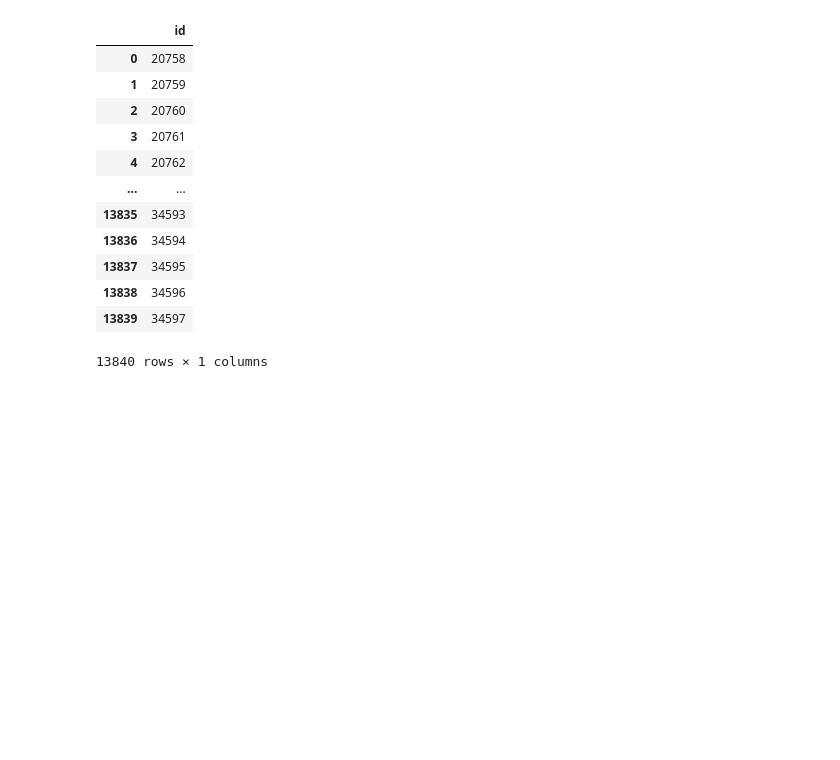
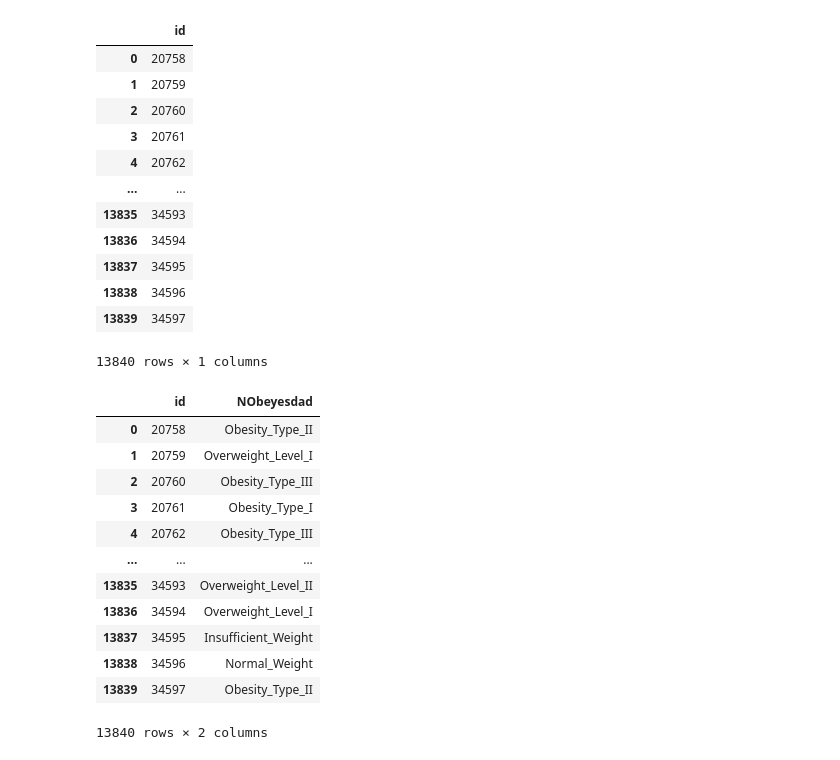
Before and after one commit to jonggu12/OBESITY_RISK, a Jupyter notebook: code/02_3. light_gbm.ipynb, the cells around one changed output. Drawn from its saved outputs; the diff is of its cells as text; code cells hidden in the pictures; blank space fills up the shorter version.

```diff
--- a/code/02_3. light_gbm.ipynb
+++ b/code/02_3. light_gbm.ipynb
@@ -506,11 +532,26 @@ test[['id']]
 | 13839 | 34597 |
 13840 rows × 1 columns
 # %%
-y_pred = lgbm_clf.predict(X_pred)
+y_pred = lgbm_wrapper.predict(X_pred)
 
-y_pred = le.inverse_transform(y_pred) # 디코딩
+y_pred_decoded = le.inverse_transform(y_pred) # 디코딩
 
-final_df = pd.DataFrame(y_pred)
-final_df = pd.concat(final_df,test[['id']])
+# 'id' 컬럼과 예측된 클래스를 가진 DataFrame 생성
+final_df = pd.DataFrame({'id': test['id'], 'NObeyesdad': y_pred_decoded})
+
 final_df
+# %% [output]
+|  | id | NObeyesdad |
+| 0 | 20758 | Obesity_Type_II |
+| 1 | 20759 | Overweight_Level_I |
+| 2 | 20760 | Obesity_Type_III |
+| 3 | 20761 | Obesity_Type_I |
+| 4 | 20762 | Obesity_Type_III |
+| ... | ... | ... |
+| 13835 | 34593 | Overweight_Level_II |
+| 13836 | 34594 | Overweight_Level_I |
+| 13837 | 34595 | Insufficient_Weight |
+| 13838 | 34596 | Normal_Weight |
+| 13839 | 34597 | Obesity_Type_II |
+13840 rows × 2 columns
 # %%
```
Also changed, not shown: parts of 3 cells of this notebook.
